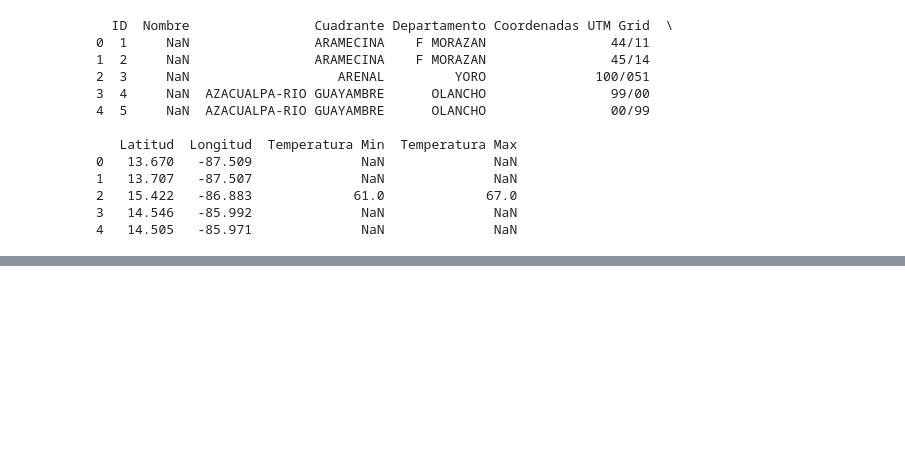
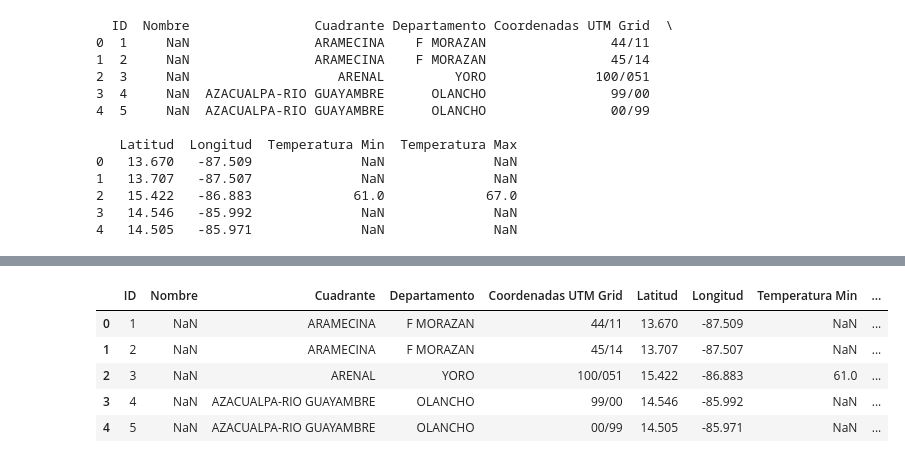
Before and after one commit to danielvijill/solar_energy, a Jupyter notebook: geosite_dist.ipynb, the cells around one changed output, grey strips where cells are left out. Saved outputs shown, nothing was run; the diff lists cells and outputs as text; code cells hidden in the pictures; blank space fills up the shorter version.

```diff
--- a/geosite_dist.ipynb
+++ b/geosite_dist.ipynb
@@ -74 +127,11 @@ IndexError: index 1 is out of bounds for axis 0 with size 1
+# %%
+df_full = df_full.dropna(subset=['Temperatura Max'])
+df_full.head()
+# %% [output]
+|  | ID | Nombre | Cuadrante | Departamento | Coordenadas UTM Grid | Latitud | Longitud | Temperatura Min | ... |
+| 0 | 1 | NaN | ARAMECINA | F MORAZAN | 44/11 | 13.670 | -87.509 | NaN | ... |
+| 1 | 2 | NaN | ARAMECINA | F MORAZAN | 45/14 | 13.707 | -87.507 | NaN | ... |
+| 2 | 3 | NaN | ARENAL | YORO | 100/051 | 15.422 | -86.883 | 61.0 | ... |
+| 3 | 4 | NaN | AZACUALPA-RIO GUAYAMBRE | OLANCHO | 99/00 | 14.546 | -85.992 | NaN | ... |
+| 4 | 5 | NaN | AZACUALPA-RIO GUAYAMBRE | OLANCHO | 00/99 | 14.505 | -85.971 | NaN | ... |
 # %%
```
Also changed, not shown: parts of 3 cells of this notebook.
